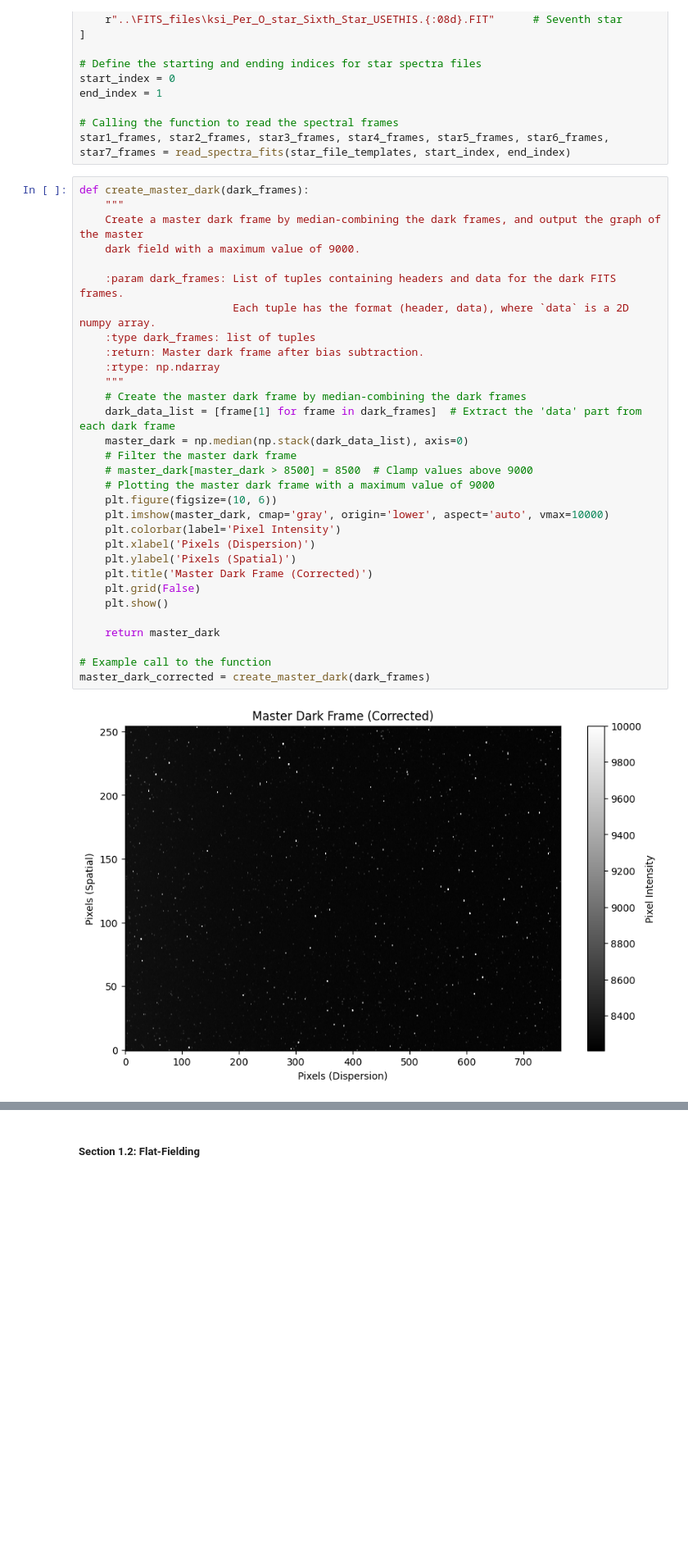
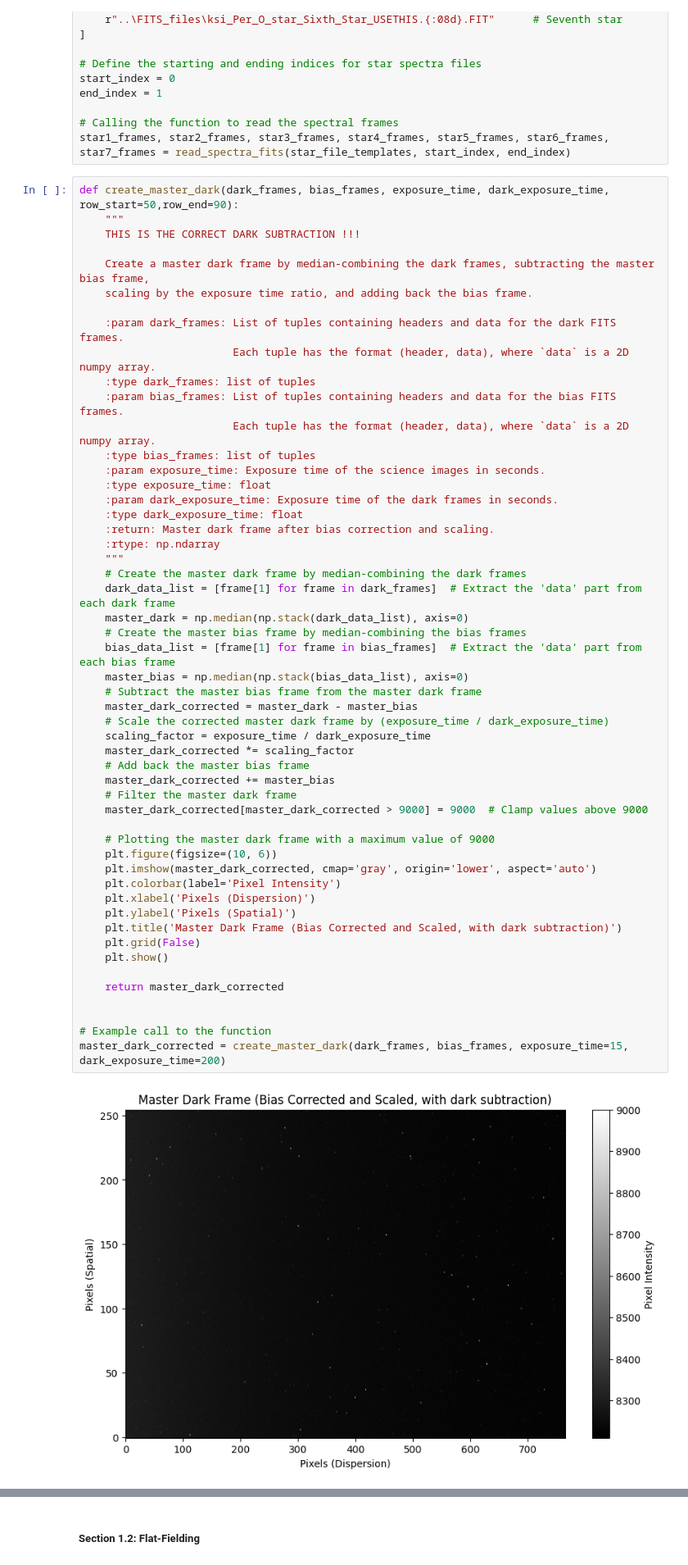
Before and after one commit to emsonmez/AST_443, a Jupyter notebook: Lab_2/Misha_Work/data_reduction.ipynb, the cells around one changed output, grey strips where cells are left out. Shown at 82% size. Drawn from its saved outputs; the diff is of its cells as text; blank space fills up the shorter version.

```diff
--- a/Lab_2/Misha_Work/data_reduction.ipynb
+++ b/Lab_2/Misha_Work/data_reduction.ipynb
@@ -133,38 +133,59 @@ end_index = 1
 # Calling the function to read the spectral frames
 star1_frames, star2_frames, star3_frames, star4_frames, star5_frames, star6_frames, star7_frames = read_spectra_fits(star_file_templates, start_index, end_index)
 # %%
-def create_master_dark(dark_frames):
+def create_master_dark(dark_frames, bias_frames, exposure_time, dark_exposure_time, row_start=50,row_end=90):
     """
-    Create a master dark frame by median-combining the dark frames, and output the graph of the master
-    dark field with a maximum value of 9000.
+    THIS IS THE CORRECT DARK SUBTRACTION !!!
+
+    Create a master dark frame by median-combining the dark frames, subtracting the master bias frame,
+    scaling by the exposure time ratio, and adding back the bias frame.
 
     :param dark_frames: List of tuples containing headers and data for the dark FITS frames.
                         Each tuple has the format (header, data), where `data` is a 2D numpy array.
     :type dark_frames: list of tuples
-    :return: Master dark frame after bias subtraction.
+    :param bias_frames: List of tuples containing headers and data for the bias FITS frames.
+                        Each tuple has the format (header, data), where `data` is a 2D numpy array.
+    :type bias_frames: list of tuples
+    :param exposure_time: Exposure time of the science images in seconds.
+    :type exposure_time: float
+    :param dark_exposure_time: Exposure time of the dark frames in seconds.
+    :type dark_exposure_time: float
+    :return: Master dark frame after bias correction and scaling.
     :rtype: np.ndarray
     """
     # Create the master dark frame by median-combining the dark frames
     dark_data_list = [frame[1] for frame in dark_frames]  # Extract the 'data' part from each dark frame
     master_dark = np.median(np.stack(dark_data_list), axis=0)
+    # Create the master bias frame by median-combining the bias frames
+    bias_data_list = [frame[1] for frame in bias_frames]  # Extract the 'data' part from each bias frame
+    master_bias = np.median(np.stack(bias_data_list), axis=0)
+    # Subtract the master bias frame from the master dark frame
+    master_dark_corrected = master_dark - master_bias
+    # Scale the corrected master dark frame by (exposure_time / dark_exposure_time)
+    scaling_factor = exposure_time / dark_exposure_time
+    master_dark_corrected *= scaling_factor
+    # Add back the master bias frame
+    master_dark_corrected += master_bias
     # Filter the master dark frame
-    # master_dark[master_dark > 8500] = 8500  # Clamp values above 9000
+    master_dark_corrected[master_dark_corrected > 9000] = 9000  # Clamp values above 9000
+
     # Plotting the master dark frame with a maximum value of 9000
     plt.figure(figsize=(10, 6))
-    plt.imshow(master_dark, cmap='gray', origin='lower', aspect='auto', vmax=10000)
+    plt.imshow(master_dark_corrected, cmap='gray', origin='lower', aspect='auto')
     plt.colorbar(label='Pixel Intensity')
     plt.xlabel('Pixels (Dispersion)')
     plt.ylabel('Pixels (Spatial)')
-    plt.title('Master Dark Frame (Corrected)')
+    plt.title('Master Dark Frame (Bias Corrected and Scaled, with dark subtraction)')
     plt.grid(False)
     plt.show()
 
-    return master_dark
+    return master_dark_corrected
+
 
 # Example call to the function
-master_dark_corrected = create_master_dark(dark_frames)
+master_dark_corrected = create_master_dark(dark_frames, bias_frames, exposure_time=15, dark_exposure_time=200)
 # %% [output]
-[figure, old version]
+[figure, new version]
 # %%
 def create_median_images(spectra_frames, master_dark_corrected, row_start=0, row_end=110):
     """
```
Also changed, not shown: parts of 25 cells of this notebook, 22 other files.
